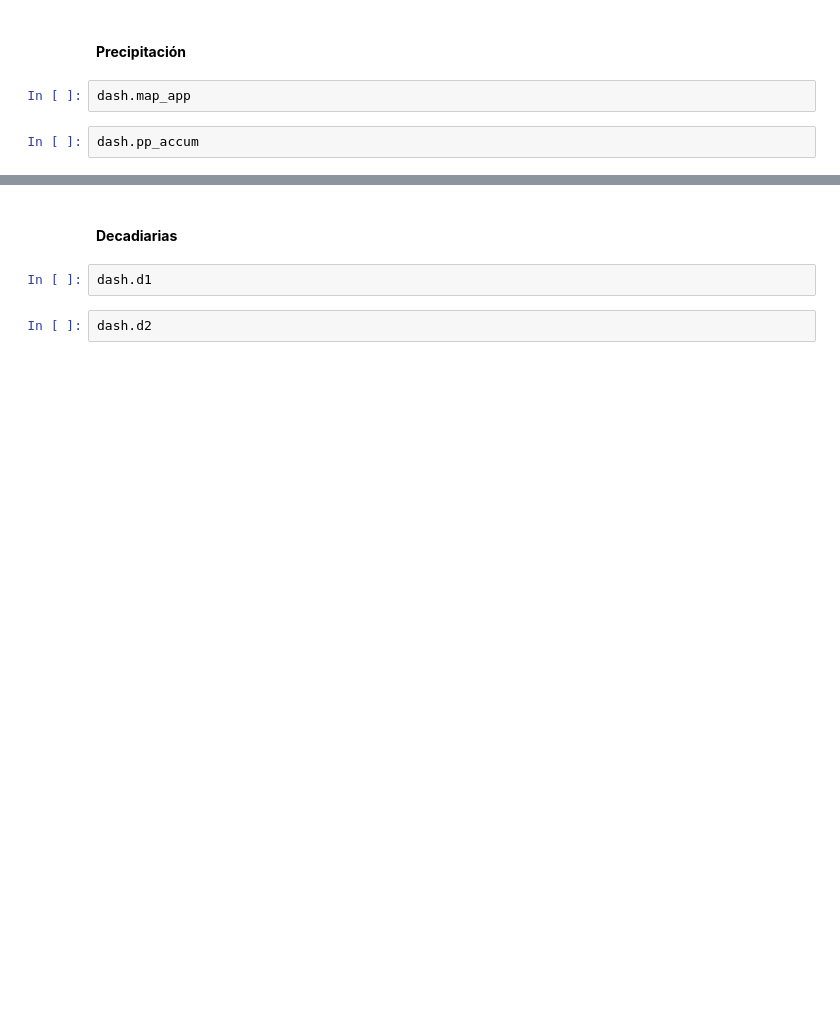
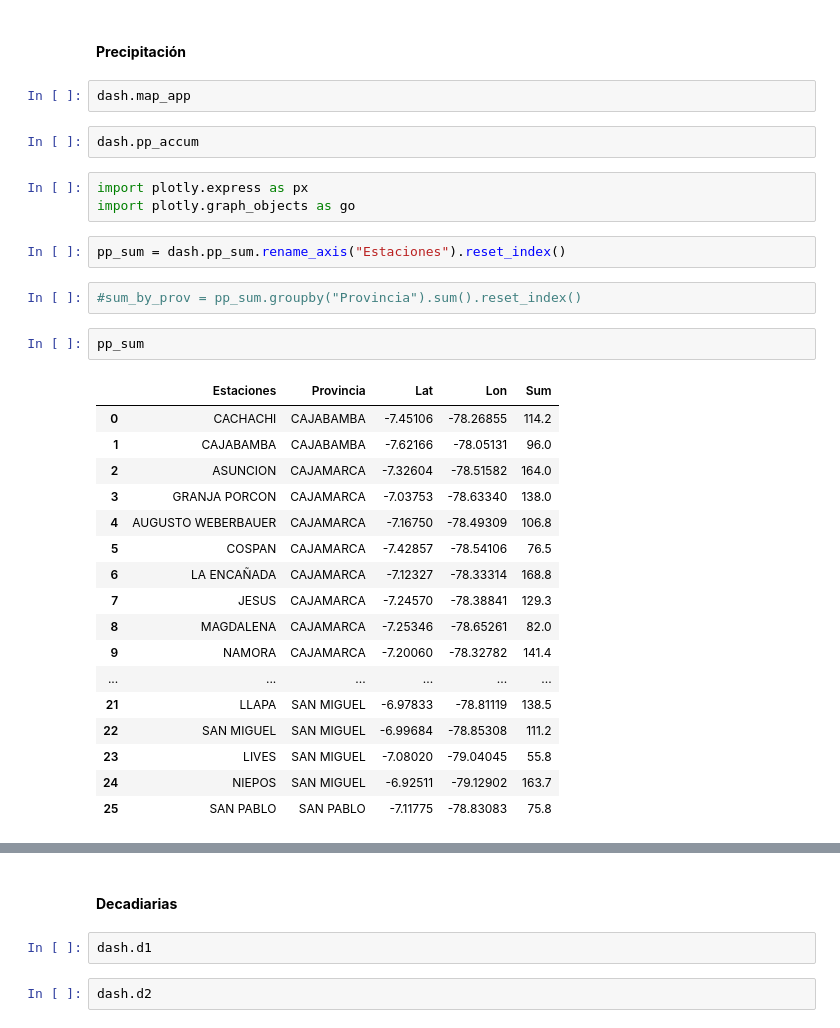
Before and after one commit to rosepb28/Dashboard, a Jupyter notebook: notebooks/graphs.ipynb, the cells around one changed output, grey strips where cells are left out. Cells and saved outputs as stored; diff of their text form; blank space fills up the shorter version.

```diff
--- a/notebooks/graphs.ipynb
+++ b/notebooks/graphs.ipynb
@@ -42,3 +42,30 @@ dash.map_amn
 dash.map_app
 # %%
 dash.pp_accum
+# %%
+import plotly.express as px
+import plotly.graph_objects as go
+# %%
+pp_sum = dash.pp_sum.rename_axis("Estaciones").reset_index()
+# %%
+#sum_by_prov = pp_sum.groupby("Provincia").sum().reset_index()
+# %%
+pp_sum
+# %% [output]
+|  | Estaciones | Provincia | Lat | Lon | Sum |
+| 0 | CACHACHI | CAJABAMBA | -7.45106 | -78.26855 | 114.2 |
+| 1 | CAJABAMBA | CAJABAMBA | -7.62166 | -78.05131 | 96.0 |
+| 2 | ASUNCION | CAJAMARCA | -7.32604 | -78.51582 | 164.0 |
+| 3 | GRANJA PORCON | CAJAMARCA | -7.03753 | -78.63340 | 138.0 |
+| 4 | AUGUSTO WEBERBAUER | CAJAMARCA | -7.16750 | -78.49309 | 106.8 |
+| 5 | COSPAN | CAJAMARCA | -7.42857 | -78.54106 | 76.5 |
+| 6 | LA ENCAÑADA | CAJAMARCA | -7.12327 | -78.33314 | 168.8 |
+| 7 | JESUS | CAJAMARCA | -7.24570 | -78.38841 | 129.3 |
+| 8 | MAGDALENA | CAJAMARCA | -7.25346 | -78.65261 | 82.0 |
+| 9 | NAMORA | CAJAMARCA | -7.20060 | -78.32782 | 141.4 |
+| ... | ... | ... | ... | ... | ... |
+| 21 | LLAPA | SAN MIGUEL | -6.97833 | -78.81119 | 138.5 |
+| 22 | SAN MIGUEL | SAN MIGUEL | -6.99684 | -78.85308 | 111.2 |
+| 23 | LIVES | SAN MIGUEL | -7.08020 | -79.04045 | 55.8 |
+| 24 | NIEPOS | SAN MIGUEL | -6.92511 | -79.12902 | 163.7 |
+| 25 | SAN PABLO | SAN PABLO | -7.11775 | -78.83083 | 75.8 |
```
Also changed, not shown: parts of 2 cells of this notebook, 1 other file.
